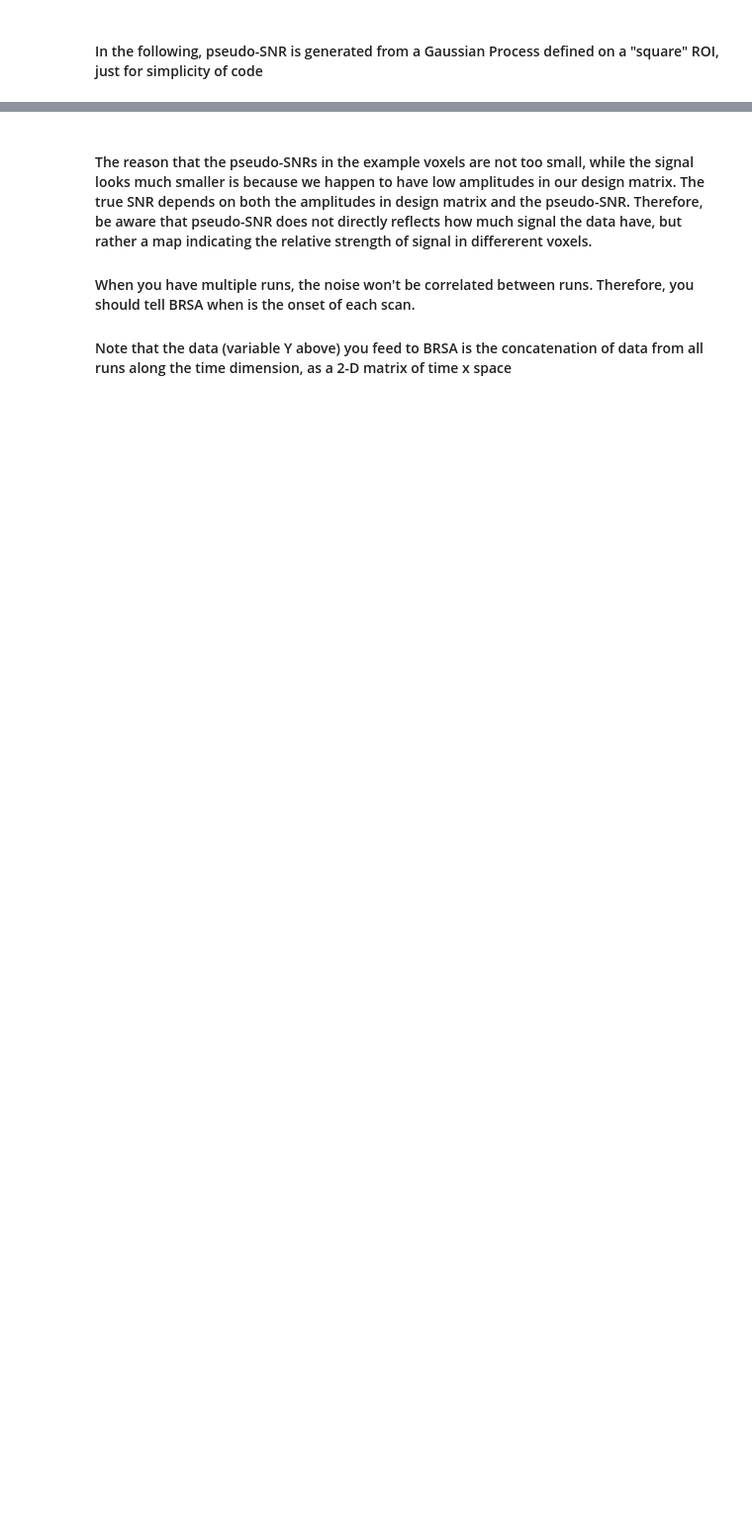
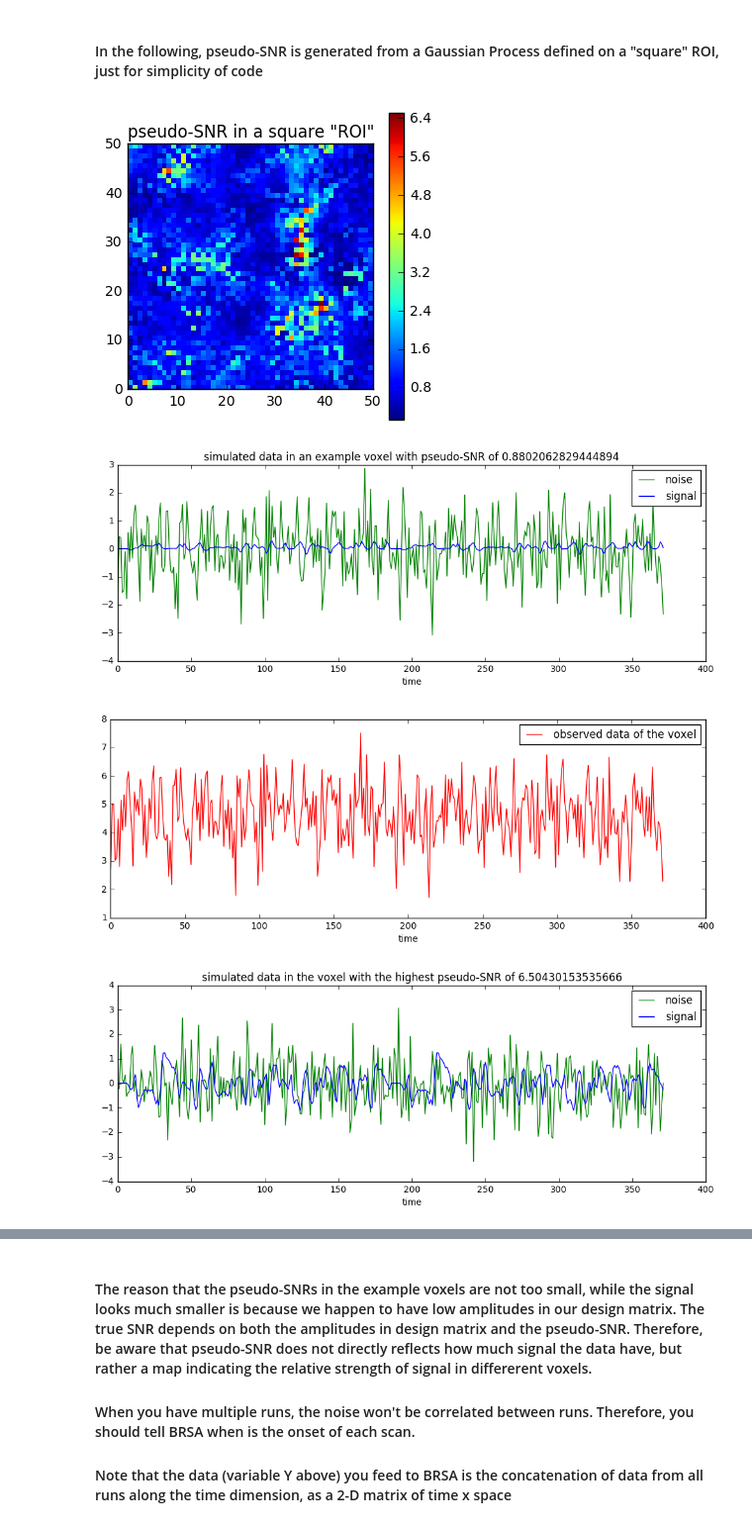
Before and after one commit to brainiak/brainiak, a Jupyter notebook: examples/reprsimil/brsa_representational_similarity_estimate_example.ipynb, the cells around one changed output, grey strips where cells are left out. Shown at 99% size. Drawn from its saved outputs; the diff is of its cells as text; code cells hidden in the pictures; blank space fills up the shorter version.

```diff
--- a/examples/reprsimil/brsa_representational_similarity_estimate_example.ipynb
+++ b/examples/reprsimil/brsa_representational_similarity_estimate_example.ipynb
@@ -176,14 +184,14 @@ plt.show()
 L_full = np.linalg.cholesky(ideal_cov)
 
 # generating signal
-snr_level = 0.6
+snr_level = 1.0
 # Notice that accurately speaking this is not SNR.
 # The magnitude of signal depends not only on beta but also on x.
 # (noise_level*snr_level)**2 is the factor multiplied
 # with ideal_cov to form the covariance matrix from which
 # the response amplitudes (beta) of a voxel are drawn from.
 
-tau = 0.01
+tau = 0.6
 # magnitude of Gaussian Process from which the log(SNR) is drawn
 smooth_width = 3.0
 # spatial length scale of the Gaussian Process, unit: voxel
@@ -242,30 +250,35 @@ plt.legend([noise_plot, signal_plot], ['noise', 'signal'])
 plt.title('simulated data in an example voxel'
           ' with pseudo-SNR of {}'.format(snr[idx]))
 plt.xlabel('time')
 plt.show()
 
 fig = plt.figure(num=None, figsize=(12, 4), dpi=150,
                  facecolor='w', edgecolor='k')
 data_plot, = plt.plot(Y[:,idx],'r')
 plt.legend([data_plot], ['observed data of the voxel'])
 plt.xlabel('time')
 plt.show()
 
 idx = np.argmin(np.abs(snr - np.max(snr)))
 # display the voxel of the highest level SNR.
 fig = plt.figure(num=None, figsize=(12, 4), dpi=150,
                  facecolor='w', edgecolor='k')
 noise_plot, = plt.plot(noise[:,idx],'g')
 signal_plot, = plt.plot(signal[:,idx],'b')
 plt.legend([noise_plot, signal_plot], ['noise', 'signal'])
 plt.title('simulated data in the voxel with the highest'
           ' pseudo-SNR of {}'.format(snr[idx]))
 plt.xlabel('time')
 plt.show()
 
 fig = plt.figure(num=None, figsize=(12, 4), dpi=150,
                  facecolor='w', edgecolor='k')
 data_plot, = plt.plot(Y[:,idx],'r')
 plt.legend([data_plot], ['observed data of the voxel'])
 plt.xlabel('time')
 plt.show()
+# %% [output]
+[figure, added]
+[figure, added]
+[figure, added]
+[figure, added]
```
Also changed, not shown: parts of 18 cells of this notebook, 2 other files.
